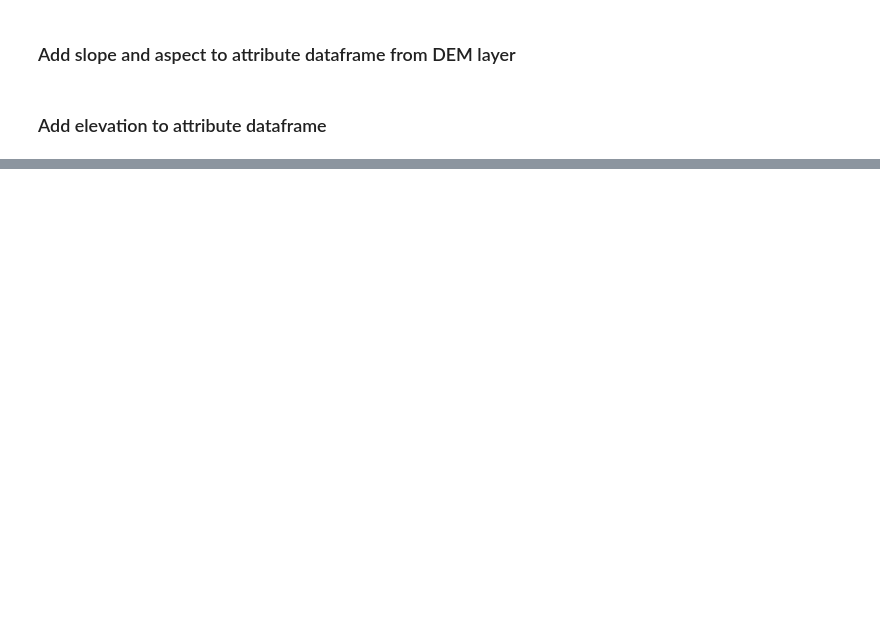
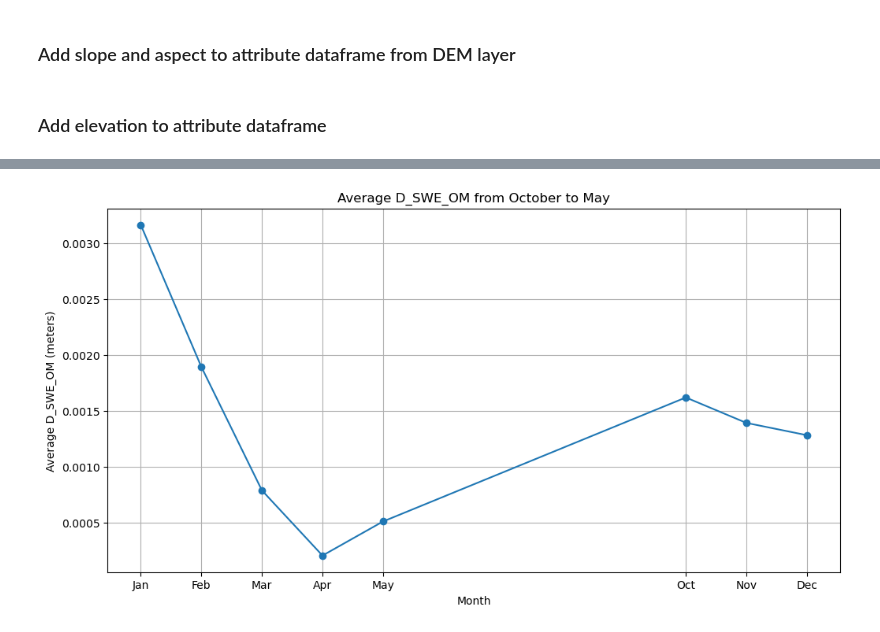
Before and after one commit to RTIInternational/umrb-snodas, a Jupyter notebook: src/PCA_Test.ipynb, the cells around one changed output, grey strips where cells are left out. Cells and saved outputs as stored; diff of their text form; code cells hidden in the pictures; blank space fills up the shorter version.

```diff
--- a/src/PCA_Test.ipynb
+++ b/src/PCA_Test.ipynb
@@ -1409,0 +1138,31 @@ Jan_10_2024_stations
+# %%
+# Step 1: Convert MD_DEPTH_T to datetime format if not already done
+UMRB_stations_all_dates['MD_DEPTH_T'] = pd.to_datetime(UMRB_stations_all_dates['MD_DEPTH_T'])
+
+# Step 2: Extract the month from MD_DEPTH_T
+UMRB_stations_all_dates['Month'] = UMRB_stations_all_dates['MD_DEPTH_T'].dt.month
+
+# Step 3: Filter data to include only October to May
+filtered_data = UMRB_stations_all_dates[UMRB_stations_all_dates['Month'].isin([10, 11, 12, 1, 2, 3, 4, 5])]
+
+# Step 4: Group by month and calculate the average D_SWE_OM
+monthly_avg_D_SWE_OM = filtered_data.groupby('Month')['D_SWE_OM'].mean()
+
+# Step 5: Plot the average D_SWE_OM against the months from October to May
+plt.figure(figsize=(12, 6))
+plt.plot(monthly_avg_D_SWE_OM.index, monthly_avg_D_SWE_OM.values, marker='o')
+
+# Set the x-axis to show month names in the order from October to May
+months = ['Oct', 'Nov', 'Dec', 'Jan', 'Feb', 'Mar', 'Apr', 'May']
+plt.xticks([10, 11, 12, 1, 2, 3, 4, 5], months)
+
+# Set the title and labels
+plt.title('Average D_SWE_OM from October to May')
+plt.xlabel('Month')
+plt.ylabel('Average D_SWE_OM (meters)')
+
+# Show the plot
+plt.grid(True)
+plt.show()
+# %% [output]
+[figure, added]
```
Also changed, not shown: parts of 90 cells of this notebook.
